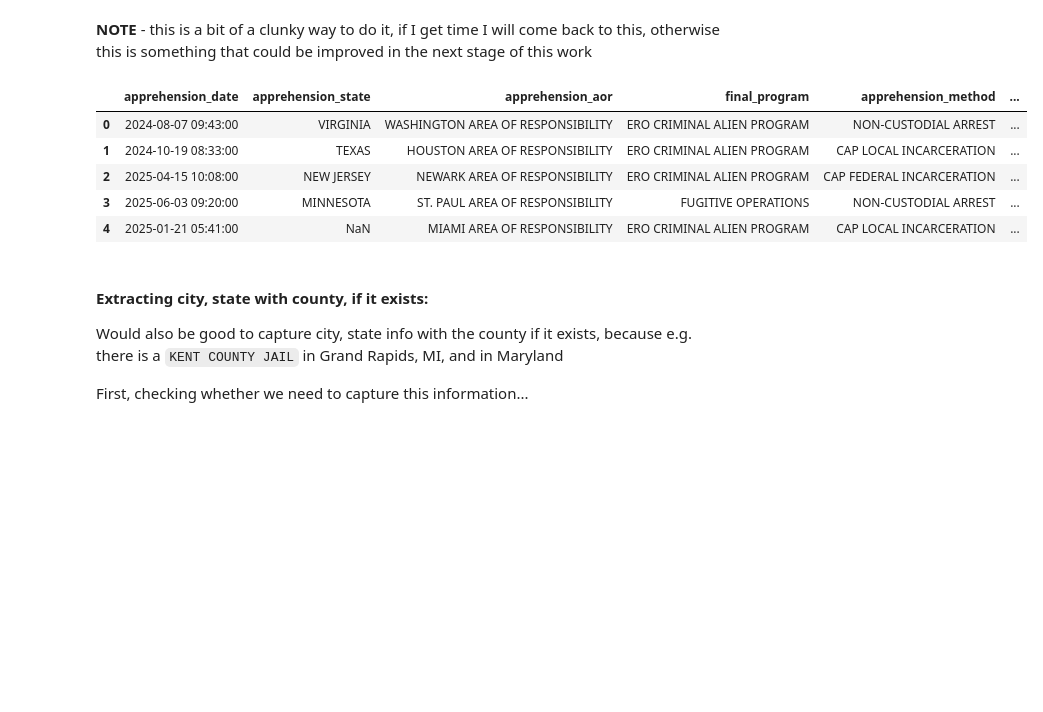
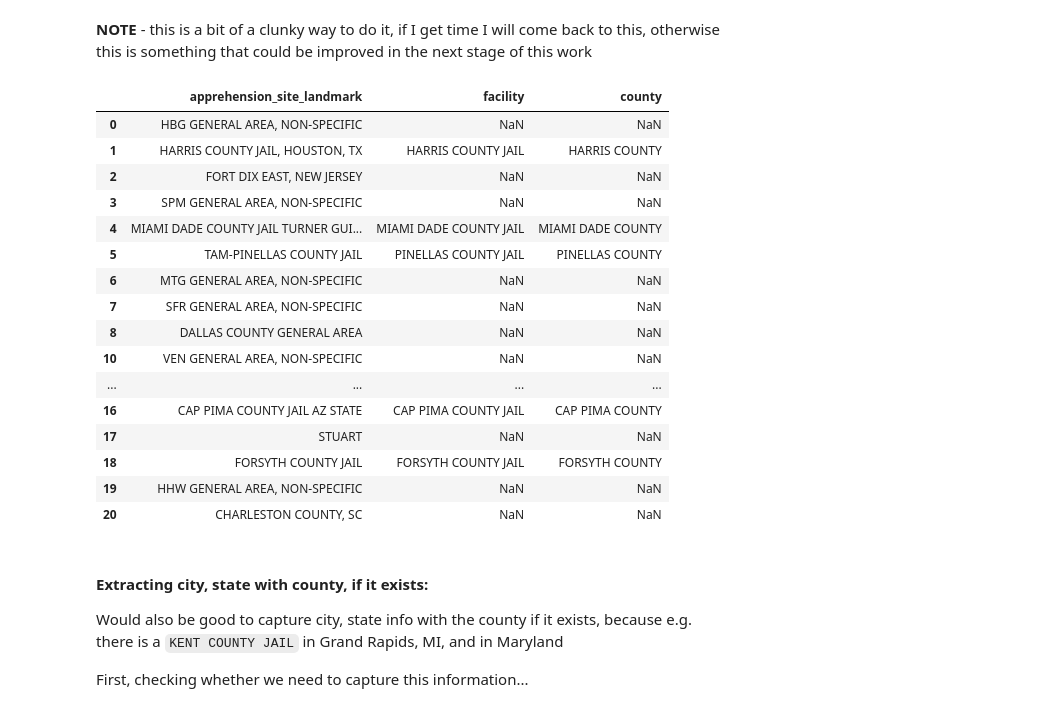
Before and after one commit to ceilingloft/lr_assingment_ice, a Jupyter notebook: task_notebooks/task-2_data_wrangling.ipynb, the cells around one changed output. Saved outputs shown, nothing was run; the diff lists cells and outputs as text; code cells hidden in the pictures; blank space fills up the shorter version.

```diff
--- a/task_notebooks/task-2_data_wrangling.ipynb
+++ b/task_notebooks/task-2_data_wrangling.ipynb
@@ -211,24 +258,34 @@ arrests_df['county'] = arrests_df['apprehension_site_landmark'].str.extract(coun
 **NOTE** - this is a bit of a clunky way to do it, if I get time I will come back to this, otherwise this is something that could be improved in the next stage of this work
 # %%
 arrests_df['jail'] = arrests_df['apprehension_site_landmark'].str.extract(jail_expression)
-# %%
-arrests_df['prison'] = arrests_df['apprehension_site_landmark'].str.extract(prison_expression)
 # %%
 arrests_df['facility'] = np.where(
-                            ~arrests_df['jail'].isna(), arrests_df['jail'], np.where(
-                            ~arrests_df['prison'].isna(), arrests_df['prison'], None))
+    ~arrests_df['jail'].isna(), arrests_df['jail'], np.where(
+            (arrests_df['apprehension_site_landmark'].fillna('').str.contains('PRISON|CORRECTION')) &
+            ~(arrests_df['apprehension_site_landmark'].fillna('').str.contains('FEDERAL')), arrests_df['apprehension_site_landmark'], np.nan))
-# %%
-arrests_df['county'] = np.where(
-                        ~arrests_df['facility'].isna(), arrests_df['county'], None)
+# %%
+# only want counties associated with a relevant facility
+arrests_df['county'] = np.where(~arrests_df['facility'].isna(), arrests_df['county'], np.nan)
 # %%
-arrests_df.head()
+arrests_df[['apprehension_site_landmark','facility','county']].drop_duplicates().head(20)
 # %% [output]
-|  | apprehension_date | apprehension_state | apprehension_aor | final_program | apprehension_method | ... |
-| 0 | 2024-08-07 09:43:00 | VIRGINIA | WASHINGTON AREA OF RESPONSIBILITY | ERO CRIMINAL ALIEN PROGRAM | NON-CUSTODIAL ARREST | ... |
-| 1 | 2024-10-19 08:33:00 | TEXAS | HOUSTON AREA OF RESPONSIBILITY | ERO CRIMINAL ALIEN PROGRAM | CAP LOCAL INCARCERATION | ... |
-| 2 | 2025-04-15 10:08:00 | NEW JERSEY | NEWARK AREA OF RESPONSIBILITY | ERO CRIMINAL ALIEN PROGRAM | CAP FEDERAL INCARCERATION | ... |
-| 3 | 2025-06-03 09:20:00 | MINNESOTA | ST. PAUL AREA OF RESPONSIBILITY | FUGITIVE OPERATIONS | NON-CUSTODIAL ARREST | ... |
-| 4 | 2025-01-21 05:41:00 | NaN | MIAMI AREA OF RESPONSIBILITY | ERO CRIMINAL ALIEN PROGRAM | CAP LOCAL INCARCERATION | ... |
+|  | apprehension_site_landmark | facility | county |
+| 0 | HBG GENERAL AREA, NON-SPECIFIC | NaN | NaN |
+| 1 | HARRIS COUNTY JAIL, HOUSTON, TX | HARRIS COUNTY JAIL | HARRIS COUNTY |
+| 2 | FORT DIX EAST, NEW JERSEY | NaN | NaN |
+| 3 | SPM GENERAL AREA, NON-SPECIFIC | NaN | NaN |
+| 4 | MIAMI DADE COUNTY JAIL TURNER GUI... | MIAMI DADE COUNTY JAIL | MIAMI DADE COUNTY |
+| 5 | TAM-PINELLAS COUNTY JAIL | PINELLAS COUNTY JAIL | PINELLAS COUNTY |
+| 6 | MTG GENERAL AREA, NON-SPECIFIC | NaN | NaN |
+| 7 | SFR GENERAL AREA, NON-SPECIFIC | NaN | NaN |
+| 8 | DALLAS COUNTY GENERAL AREA | NaN | NaN |
+| 10 | VEN GENERAL AREA, NON-SPECIFIC | NaN | NaN |
+| ... | ... | ... | ... |
+| 16 | CAP PIMA COUNTY JAIL AZ STATE | CAP PIMA COUNTY JAIL | CAP PIMA COUNTY |
+| 17 | STUART | NaN | NaN |
+| 18 | FORSYTH COUNTY JAIL | FORSYTH COUNTY JAIL | FORSYTH COUNTY |
+| 19 | HHW GENERAL AREA, NON-SPECIFIC | NaN | NaN |
+| 20 | CHARLESTON COUNTY, SC | NaN | NaN |
 # %% [markdown]
 #### Extracting city, state with county, if it exists:
 
```
Also changed, not shown: parts of 20 cells of this notebook, 1 other file.
